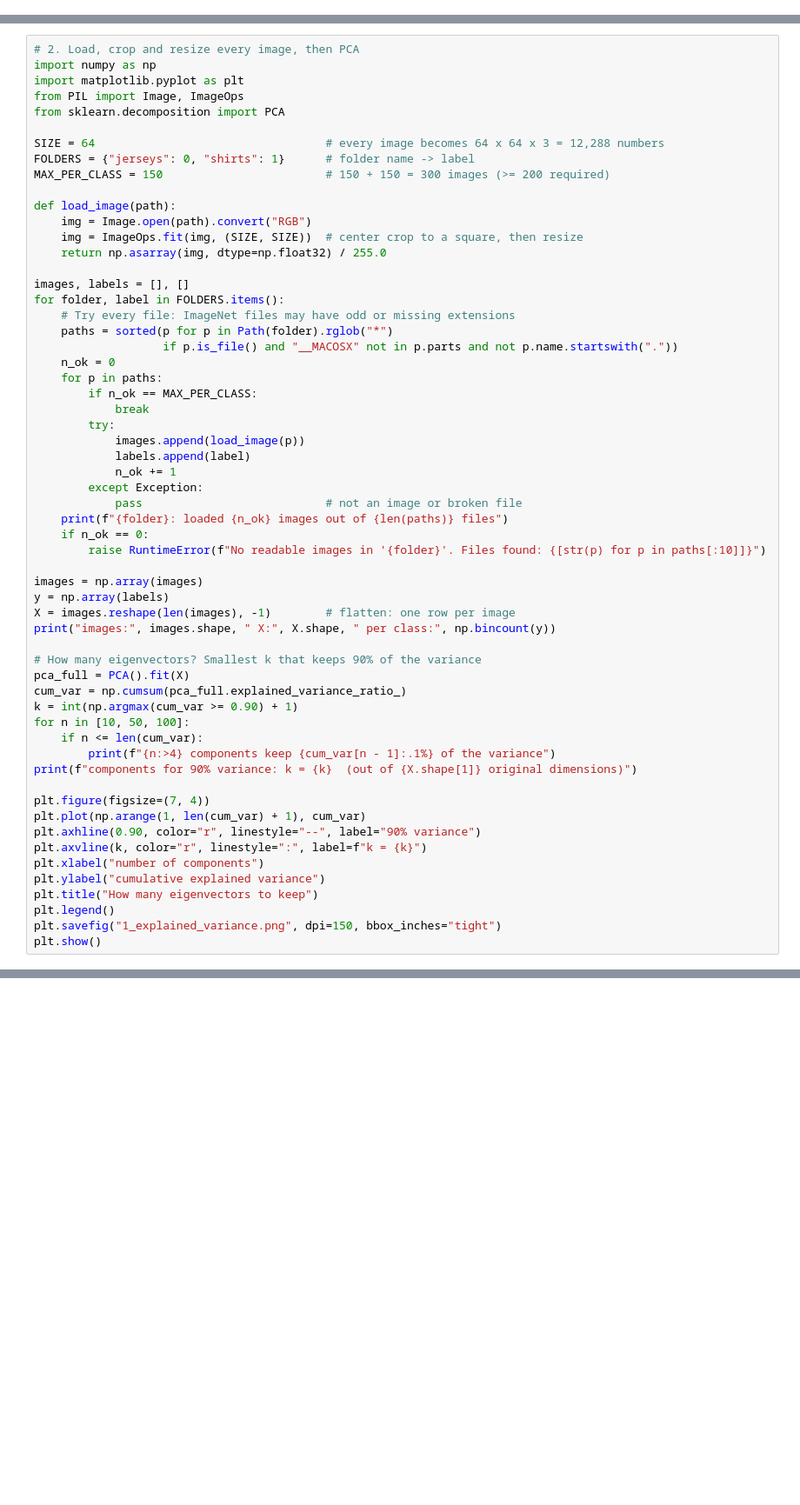
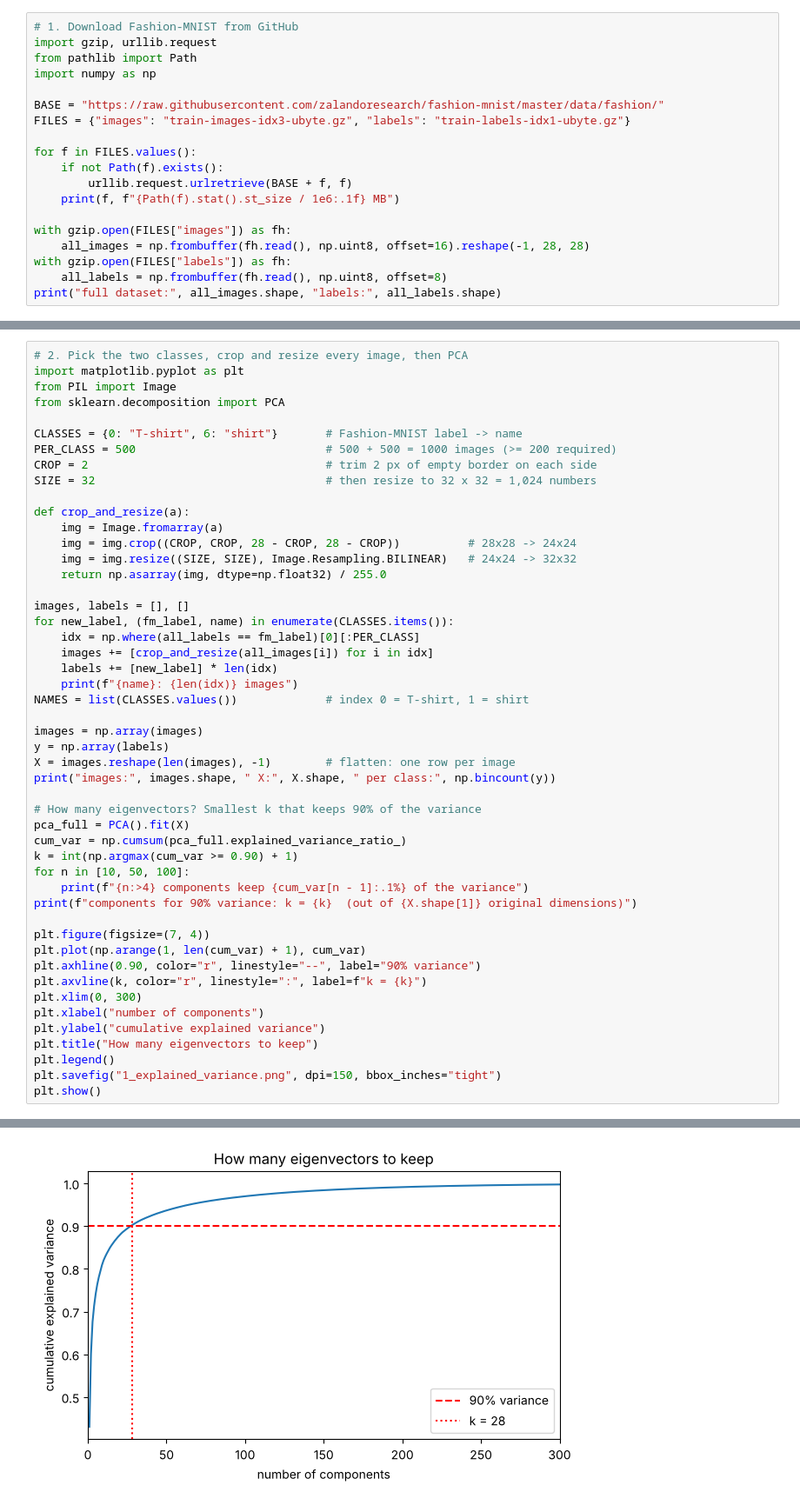
Before and after one commit to Brady-Rutherford/cs156-ml, a Jupyter notebook: PCW/PCA - Eigenshirts/eigenshirts_colab.ipynb, the cells around one changed output, grey strips where cells are left out. Shown at 87% size. Saved outputs shown, nothing was run; the diff lists cells and outputs as text; blank space fills up the shorter version.

```diff
--- a/PCW/PCA - Eigenshirts/eigenshirts_colab.ipynb
+++ b/PCW/PCA - Eigenshirts/eigenshirts_colab.ipynb
@@ -54,0 +9,19 @@ for name, url in URLS.items():
+# %%
+# 1. Download Fashion-MNIST from GitHub
+import gzip, urllib.request
+from pathlib import Path
+import numpy as np
+
+BASE = "https://raw.githubusercontent.com/zalandoresearch/fashion-mnist/master/data/fashion/"
+FILES = {"images": "train-images-idx3-ubyte.gz", "labels": "train-labels-idx1-ubyte.gz"}
+
+for f in FILES.values():
+    if not Path(f).exists():
+        urllib.request.urlretrieve(BASE + f, f)
+    print(f, f"{Path(f).stat().st_size / 1e6:.1f} MB")
+
+with gzip.open(FILES["images"]) as fh:
+    all_images = np.frombuffer(fh.read(), np.uint8, offset=16).reshape(-1, 28, 28)
+with gzip.open(FILES["labels"]) as fh:
+    all_labels = np.frombuffer(fh.read(), np.uint8, offset=8)
+print("full dataset:", all_images.shape, "labels:", all_labels.shape)
@@ -55,37 +32,27 @@ for name, url in URLS.items():
 # %%
-# 2. Load, crop and resize every image, then PCA
-import numpy as np
+# 2. Pick the two classes, crop and resize every image, then PCA
 import matplotlib.pyplot as plt
-from PIL import Image, ImageOps
+from PIL import Image
 from sklearn.decomposition import PCA
 
-SIZE = 64                                  # every image becomes 64 x 64 x 3 = 12,288 numbers
-FOLDERS = {"jerseys": 0, "shirts": 1}      # folder name -> label
-MAX_PER_CLASS = 150                        # 150 + 150 = 300 images (>= 200 required)
+CLASSES = {0: "T-shirt", 6: "shirt"}       # Fashion-MNIST label -> name
+PER_CLASS = 500                            # 500 + 500 = 1000 images (>= 200 required)
+CROP = 2                                   # trim 2 px of empty border on each side
+SIZE = 32                                  # then resize to 32 x 32 = 1,024 numbers
 
-def load_image(path):
-    img = Image.open(path).convert("RGB")
-    img = ImageOps.fit(img, (SIZE, SIZE))  # center crop to a square, then resize
+def crop_and_resize(a):
+    img = Image.fromarray(a)
+    img = img.crop((CROP, CROP, 28 - CROP, 28 - CROP))          # 28x28 -> 24x24
+    img = img.resize((SIZE, SIZE), Image.Resampling.BILINEAR)   # 24x24 -> 32x32
     return np.asarray(img, dtype=np.float32) / 255.0
 
 images, labels = [], []
-for folder, label in FOLDERS.items():
-    # Try every file: ImageNet files may have odd or missing extensions
-    paths = sorted(p for p in Path(folder).rglob("*")
-                   if p.is_file() and "__MACOSX" not in p.parts and not p.name.startswith("."))
-    n_ok = 0
-    for p in paths:
-        if n_ok == MAX_PER_CLASS:
-            break
-        try:
-            images.append(load_image(p))
-            labels.append(label)
-            n_ok += 1
-        except Exception:
-            pass                           # not an image or broken file
-    print(f"{folder}: loaded {n_ok} images out of {len(paths)} files")
-    if n_ok == 0:
-        raise RuntimeError(f"No readable images in '{folder}'. Files found: {[str(p) for p in paths[:10]]}")
+for new_label, (fm_label, name) in enumerate(CLASSES.items()):
+    idx = np.where(all_labels == fm_label)[0][:PER_CLASS]
+    images += [crop_and_resize(all_images[i]) for i in idx]
+    labels += [new_label] * len(idx)
+    print(f"{name}: {len(idx)} images")
+NAMES = list(CLASSES.values())             # index 0 = T-shirt, 1 = shirt
 
 images = np.array(images)
 y = np.array(labels)
@@ -97,17 +64,18 @@ pca_full = PCA().fit(X)
 cum_var = np.cumsum(pca_full.explained_variance_ratio_)
 k = int(np.argmax(cum_var >= 0.90) + 1)
 for n in [10, 50, 100]:
-    if n <= len(cum_var):
-        print(f"{n:>4} components keep {cum_var[n - 1]:.1%} of the variance")
+    print(f"{n:>4} components keep {cum_var[n - 1]:.1%} of the variance")
 print(f"components for 90% variance: k = {k}  (out of {X.shape[1]} original dimensions)")
 
 plt.figure(figsize=(7, 4))
 plt.plot(np.arange(1, len(cum_var) + 1), cum_var)
 plt.axhline(0.90, color="r", linestyle="--", label="90% variance")
 plt.axvline(k, color="r", linestyle=":", label=f"k = {k}")
+plt.xlim(0, 300)
 plt.xlabel("number of components")
 plt.ylabel("cumulative explained variance")
 plt.title("How many eigenvectors to keep")
 plt.legend()
 plt.savefig("1_explained_variance.png", dpi=150, bbox_inches="tight")
 plt.show()
+# %% [output]
@@ -114,2 +89,3 @@ plt.show()
+[figure, added]
 # %%
 # 3. Visualizations: originals, eigenshirts, reconstructions, PC scatter
```
Also changed, not shown: parts of 7 cells of this notebook, 8 other files.
